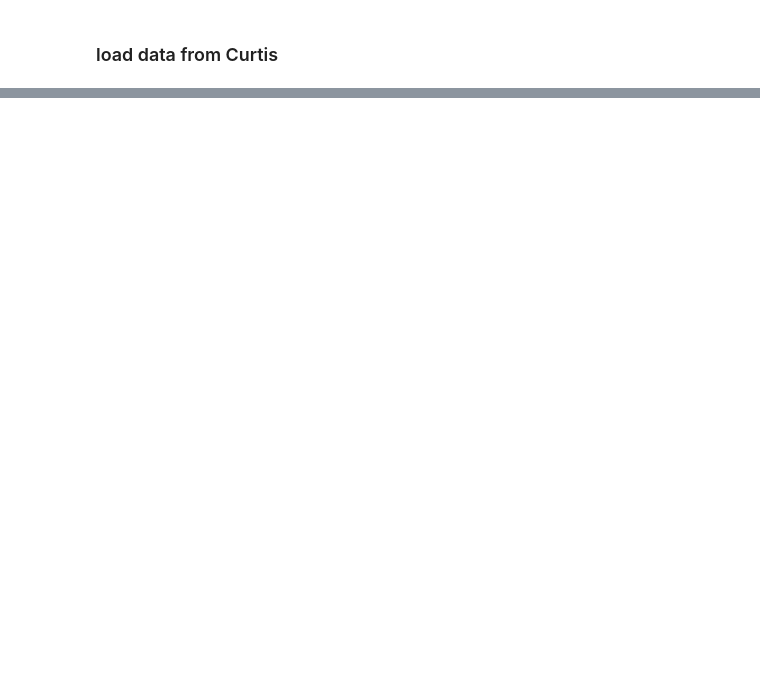
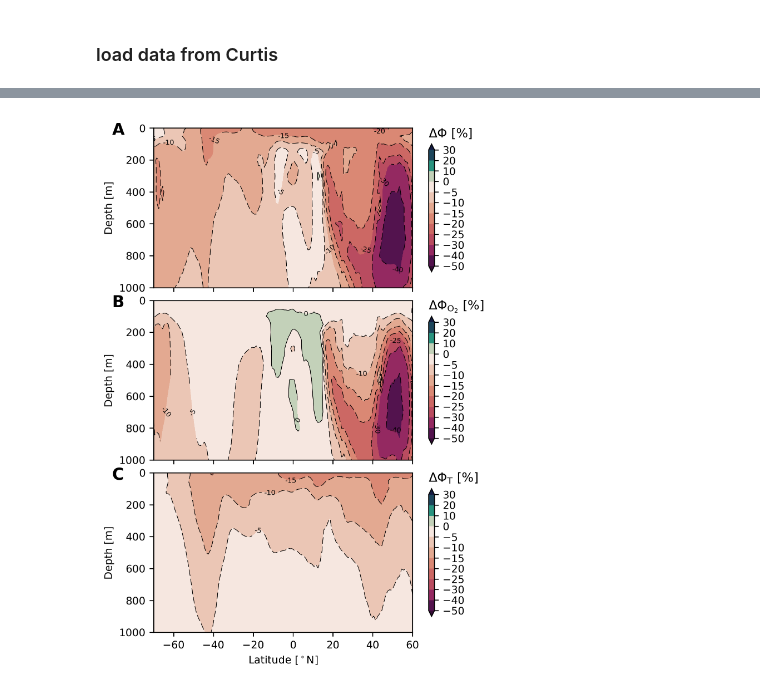
Before and after one commit to matt-long/iucn-deoxygenation-report, a Jupyter notebook: plot_metabolic_index.ipynb, the cells around one changed output, grey strips where cells are left out. Cells and saved outputs as stored; diff of their text form; code cells hidden in the pictures; blank space fills up the shorter version.

```diff
--- a/plot_metabolic_index.ipynb
+++ b/plot_metabolic_index.ipynb
@@ -136,0 +328,3 @@ plt.savefig(plot_name,bbox_inches='tight')
+# %%
+ddsyz = dds.mean(dim='lon').mean(dim='month')
+ddsyz
@@ -136,0 +342,55 @@ plt.savefig(plot_name,bbox_inches='tight')
+# %%
+plot_name = os.path.join(diro['fig'],'metabolic-index-change-zonal.pdf')
+
+fig=plt.figure(figsize=(5,8),dpi=300)
+gs = gridspec.GridSpec(3,1)
+
+levels = np.array([-0.5,-0.4,-0.3,-0.25,-0.2,-0.15,-0.1,-0.05,0,0.1,0.2,0.3])*100.
+norm = plot_tools.MidPointNorm(midpoint=0)
+contour_specs = {'levels':levels,'cmap':cmocean.cm.curl_r,'norm':norm,'extend':'both'}
+
+units = ['$\Delta\Phi$ [%]','$\Delta\Phi_{O_2}$ [%]','$\Delta\Phi_{T}$ [%]']
+obj = [[]]*3
+axs = []
+for i,v in enumerate(['dphiReltot','dphiRelo2','dphiReltemp']):
+
+    ax = fig.add_subplot(gs[i,0])
+
+    cf = ax.contourf(ddsyz.lat, ddsyz.depth, ddsyz[v]*100., **contour_specs)
+    cs = ax.contour(ddsyz.lat, ddsyz.depth, ddsyz[v]*100., levels=levels,
+                    colors='k',linewidths=0.5,zorder=100)
+    cs.levels = [plot_tools.contour_label_format(val) for val in cs.levels]
+    fmt = '%r'
+    lb = plt.clabel(cs, fontsize=6,
+                   inline = True,
+                   fmt=fmt)
+
+
+    ax.set_ylim((1000.,0.))
+    ax.set_xlim(-70,60)
+    ax.set_ylabel('Depth [m]')
+    if i < 2:
+        ax.set_xticklabels([])
+    else:
+        ax.set_xlabel('Latitude [$^\circ$N]')
+
+    cb = fig.colorbar(cf,ax = ax,
+                      ticks = contour_specs['levels'],
+                      orientation = 'vertical',
+                      shrink = 0.8)
+    cb.ax.set_title(units[i],loc='left')
+    axs.append(ax)
+gs.update(hspace=0.08)
+
+alp = [chr(i).upper() for i in range(97,97+26)]
+for i,axi in enumerate(axs):
+    p = axi.get_position()
+    y = p.y1-0.01
+    x = p.x0-0.1
+    fig.text(x,y,'%s'%alp[i],
+             fontsize=14.,
+             fontweight = 'semibold')
+
+plt.savefig(plot_name,bbox_inches='tight')
+# %% [output]
+[figure, added]
```
Also changed, not shown: parts of 24 cells of this notebook, 2 other files.
